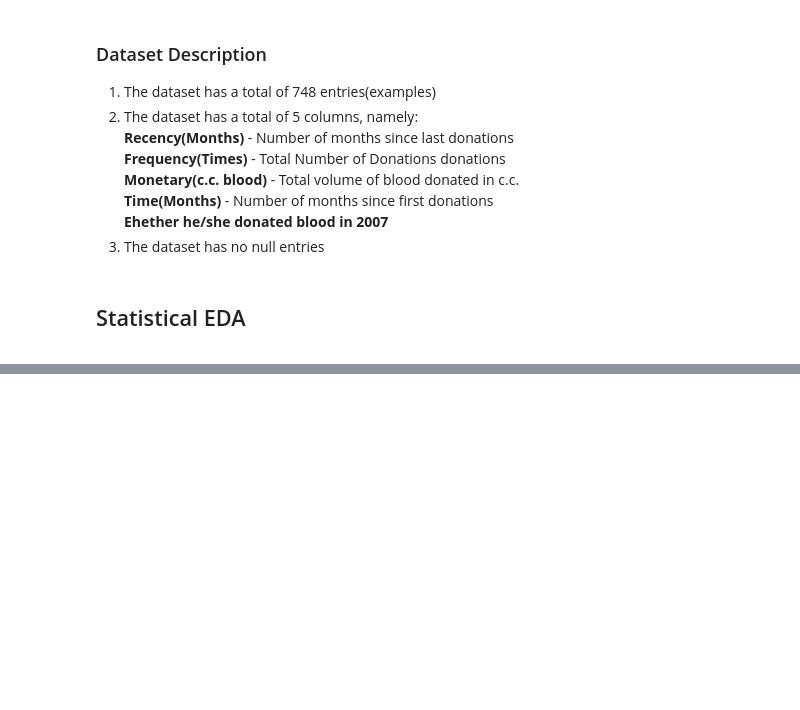
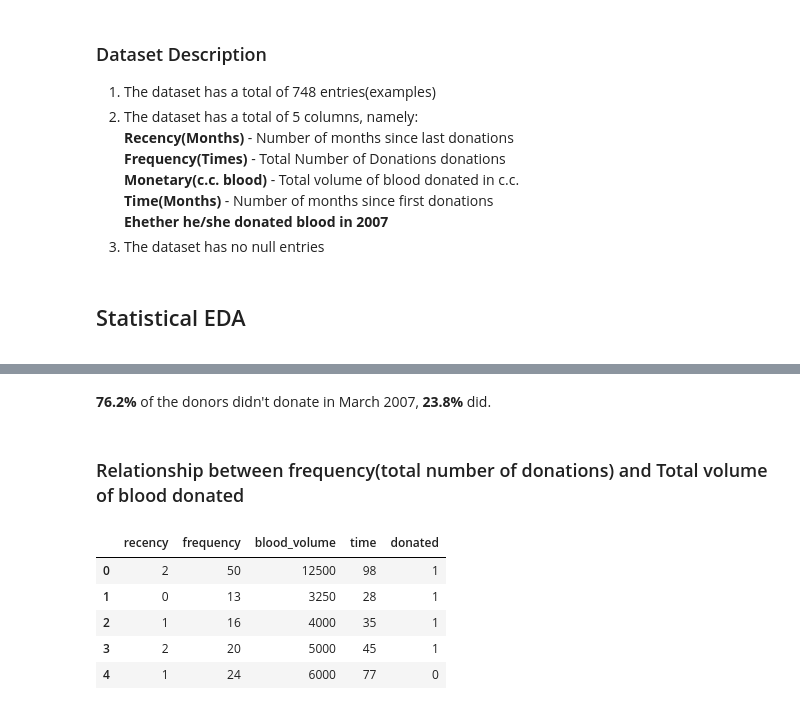
Before and after one commit to Python-4-DS/Python4ds_cohort-1, a Jupyter notebook: notebooks/Blood Donations Prediction.ipynb, the cells around one changed output, grey strips where cells are left out. Saved outputs shown, nothing was run; the diff lists cells and outputs as text; code cells hidden in the pictures; blank space fills up the shorter version.

```diff
--- a/notebooks/Blood Donations Prediction.ipynb
+++ b/notebooks/Blood Donations Prediction.ipynb
@@ -104,0 +167,15 @@ donations_dataset.describe()
+# %% [markdown]
+**76.2%** of the donors didn't donate in March 2007, **23.8%** did.
+# %% [markdown]
+### Relationship between frequency(total number of donations) and Total volume of blood donated
+# %%
+# Rename the columns
+donations_renamed = donations.rename(columns={'Recency (months)':'recency', 'Monetary (c.c. blood)':'blood_volume', 'Frequency (times)':'frequency', 'Time (months)':'time'})
+donations_renamed.head()
+# %% [output]
+|  | recency | frequency | blood_volume | time | donated |
+| 0 | 2 | 50 | 12500 | 98 | 1 |
+| 1 | 0 | 13 | 3250 | 28 | 1 |
+| 2 | 1 | 16 | 4000 | 35 | 1 |
+| 3 | 2 | 20 | 5000 | 45 | 1 |
+| 4 | 1 | 24 | 6000 | 77 | 0 |
```
Also changed, not shown: parts of 12 cells of this notebook, 4 other files.
